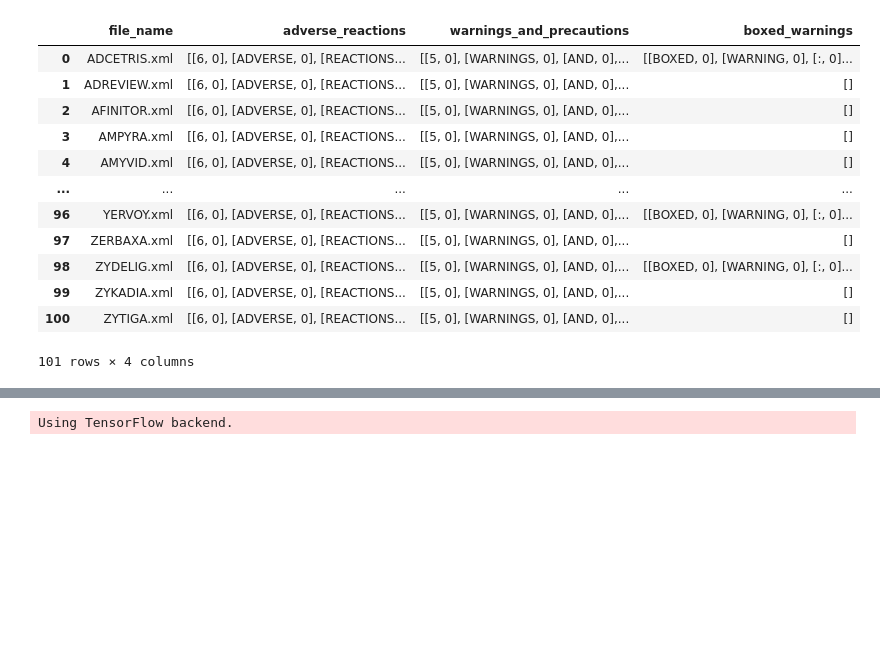
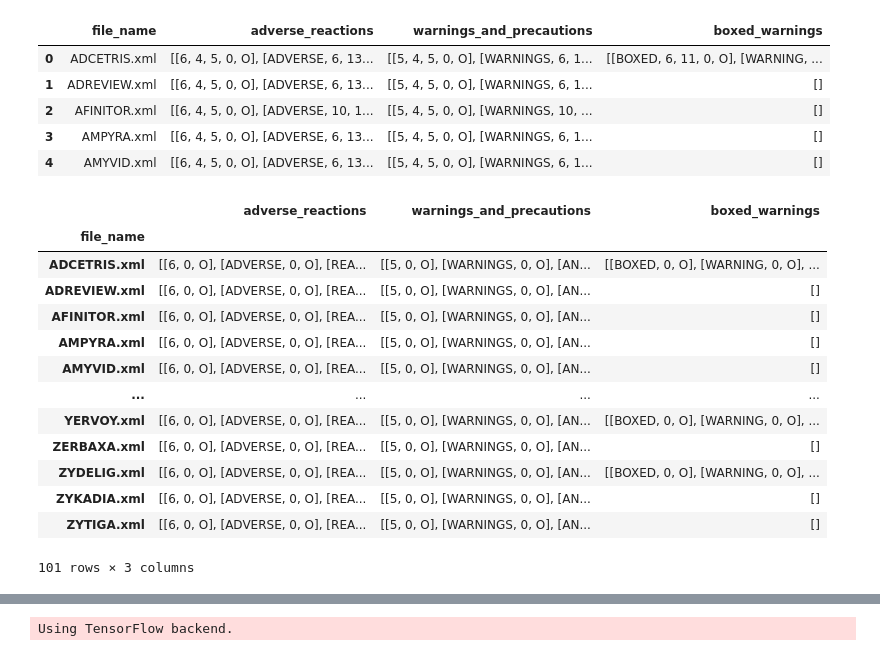
Before and after one commit to lucyquirant/text_mining, a Jupyter notebook: Text_Mining_Project_Colab.ipynb, the cells around one changed output, grey strips where cells are left out. Drawn from its saved outputs; the diff is of its cells as text; code cells hidden in the pictures; blank space fills up the shorter version.

```diff
--- a/Text_Mining_Project_Colab.ipynb
+++ b/Text_Mining_Project_Colab.ipynb
@@ -175,3 +171,12 @@ for filename in tqdm(drug_labels_annotated_tokens['file_name']):
+# %%
+drug_labels_annotated_tokens.head()
+# %% [output]
+|  | file_name | adverse_reactions | warnings_and_precautions | boxed_warnings |
+| 0 | ADCETRIS.xml | [[6, 4, 5, 0, O], [ADVERSE, 6, 13... | [[5, 4, 5, 0, O], [WARNINGS, 6, 1... | [[BOXED, 6, 11, 0, O], [WARNING, ... |
+| 1 | ADREVIEW.xml | [[6, 4, 5, 0, O], [ADVERSE, 6, 13... | [[5, 4, 5, 0, O], [WARNINGS, 6, 1... | [] |
+| 2 | AFINITOR.xml | [[6, 4, 5, 0, O], [ADVERSE, 10, 1... | [[5, 4, 5, 0, O], [WARNINGS, 10, ... | [] |
+| 3 | AMPYRA.xml | [[6, 4, 5, 0, O], [ADVERSE, 6, 13... | [[5, 4, 5, 0, O], [WARNINGS, 6, 1... | [] |
+| 4 | AMYVID.xml | [[6, 4, 5, 0, O], [ADVERSE, 6, 13... | [[5, 4, 5, 0, O], [WARNINGS, 6, 1... | [] |
 # %%
 # simplify the tags a bit (we don't need the intervals any more)
 def reduceTokens(tokens):
@@ -187,18 +192,22 @@ drug_labels_annotated_tokens['adverse_reactions'].apply(reduceTokens)
 drug_labels_annotated_tokens['warnings_and_precautions'].apply(reduceTokens)
 drug_labels_annotated_tokens['boxed_warnings'].apply(reduceTokens)
 
-drug_labels_annotated_tokens
+drug_labels_annotated_tokens = drug_labels_annotated_tokens.set_index('file_name',drop = True)
+drug_labels_annotated_tokens.to_pickle('./train_labels.pkl')
-# %% [output]
-|  | file_name | adverse_reactions | warnings_and_precautions | boxed_warnings |
-| 0 | ADCETRIS.xml | [[6, 0], [ADVERSE, 0], [REACTIONS... | [[5, 0], [WARNINGS, 0], [AND, 0],... | [[BOXED, 0], [WARNING, 0], [:, 0]... |
-| 1 | ADREVIEW.xml | [[6, 0], [ADVERSE, 0], [REACTIONS... | [[5, 0], [WARNINGS, 0], [AND, 0],... | [] |
-| 2 | AFINITOR.xml | [[6, 0], [ADVERSE, 0], [REACTIONS... | [[5, 0], [WARNINGS, 0], [AND, 0],... | [] |
-| 3 | AMPYRA.xml | [[6, 0], [ADVERSE, 0], [REACTIONS... | [[5, 0], [WARNINGS, 0], [AND, 0],... | [] |
-| 4 | AMYVID.xml | [[6, 0], [ADVERSE, 0], [REACTIONS... | [[5, 0], [WARNINGS, 0], [AND, 0],... | [] |
-| ... | ... | ... | ... | ... |
-| 96 | YERVOY.xml | [[6, 0], [ADVERSE, 0], [REACTIONS... | [[5, 0], [WARNINGS, 0], [AND, 0],... | [[BOXED, 0], [WARNING, 0], [:, 0]... |
-| 97 | ZERBAXA.xml | [[6, 0], [ADVERSE, 0], [REACTIONS... | [[5, 0], [WARNINGS, 0], [AND, 0],... | [] |
-| 98 | ZYDELIG.xml | [[6, 0], [ADVERSE, 0], [REACTIONS... | [[5, 0], [WARNINGS, 0], [AND, 0],... | [[BOXED, 0], [WARNING, 0], [:, 0]... |
-| 99 | ZYKADIA.xml | [[6, 0], [ADVERSE, 0], [REACTIONS... | [[5, 0], [WARNINGS, 0], [AND, 0],... | [] |
-| 100 | ZYTIGA.xml | [[6, 0], [ADVERSE, 0], [REACTIONS... | [[5, 0], [WARNINGS, 0], [AND, 0],... | [] |
-101 rows × 4 columns
+# %%
+drug_labels_annotated_tokens
+# %% [output]
+|  | adverse_reactions | warnings_and_precautions | boxed_warnings |
+| file_name |  |  |  |
+| ADCETRIS.xml | [[6, 0, O], [ADVERSE, 0, O], [REA... | [[5, 0, O], [WARNINGS, 0, O], [AN... | [[BOXED, 0, O], [WARNING, 0, O], ... |
+| ADREVIEW.xml | [[6, 0, O], [ADVERSE, 0, O], [REA... | [[5, 0, O], [WARNINGS, 0, O], [AN... | [] |
+| AFINITOR.xml | [[6, 0, O], [ADVERSE, 0, O], [REA... | [[5, 0, O], [WARNINGS, 0, O], [AN... | [] |
+| AMPYRA.xml | [[6, 0, O], [ADVERSE, 0, O], [REA... | [[5, 0, O], [WARNINGS, 0, O], [AN... | [] |
+| AMYVID.xml | [[6, 0, O], [ADVERSE, 0, O], [REA... | [[5, 0, O], [WARNINGS, 0, O], [AN... | [] |
+| ... | ... | ... | ... |
+| YERVOY.xml | [[6, 0, O], [ADVERSE, 0, O], [REA... | [[5, 0, O], [WARNINGS, 0, O], [AN... | [[BOXED, 0, O], [WARNING, 0, O], ... |
+| ZERBAXA.xml | [[6, 0, O], [ADVERSE, 0, O], [REA... | [[5, 0, O], [WARNINGS, 0, O], [AN... | [] |
+| ZYDELIG.xml | [[6, 0, O], [ADVERSE, 0, O], [REA... | [[5, 0, O], [WARNINGS, 0, O], [AN... | [[BOXED, 0, O], [WARNING, 0, O], ... |
+| ZYKADIA.xml | [[6, 0, O], [ADVERSE, 0, O], [REA... | [[5, 0, O], [WARNINGS, 0, O], [AN... | [] |
+| ZYTIGA.xml | [[6, 0, O], [ADVERSE, 0, O], [REA... | [[5, 0, O], [WARNINGS, 0, O], [AN... | [] |
+101 rows × 3 columns
```
Also changed, not shown: parts of 47 cells of this notebook.
